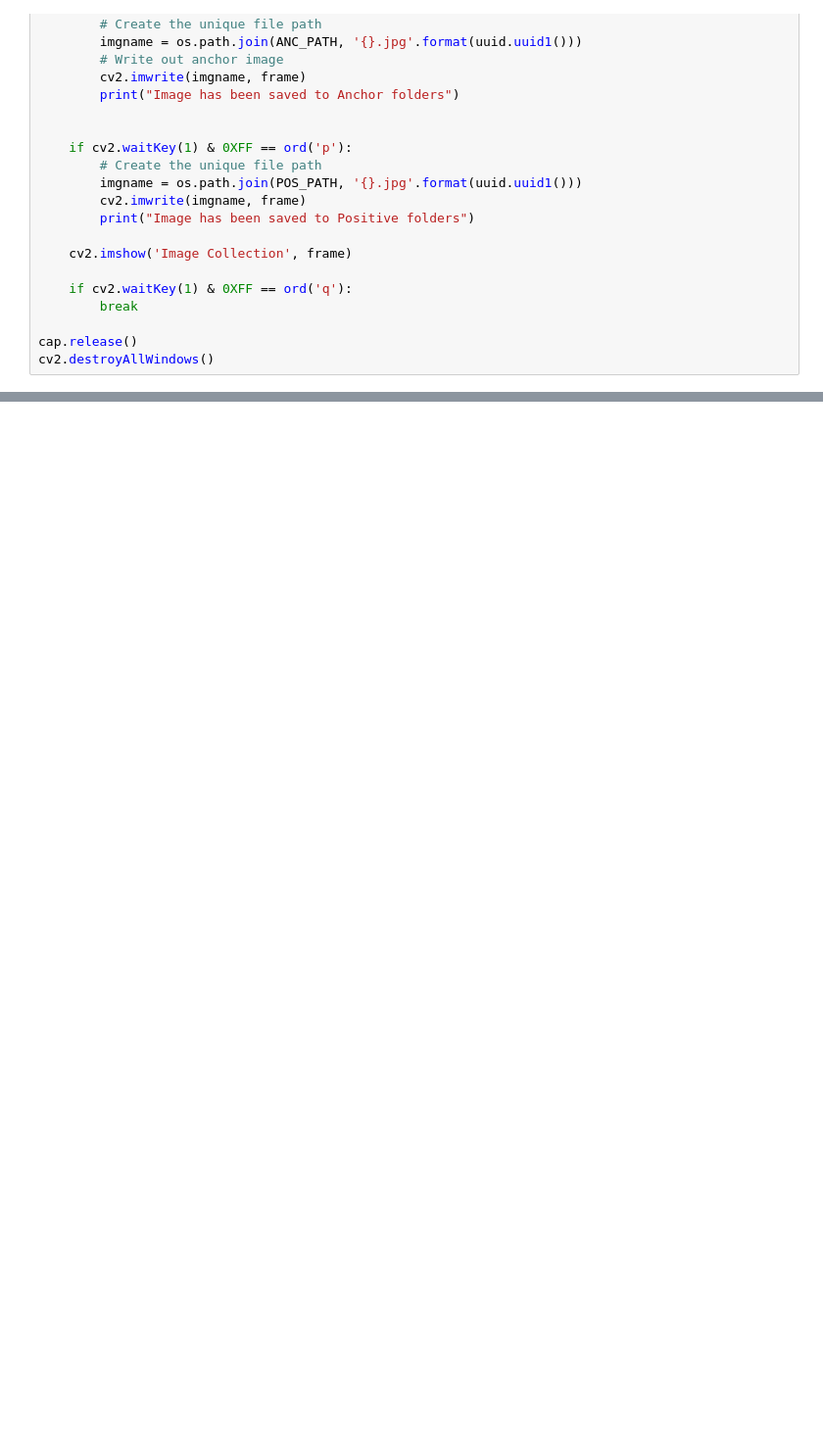
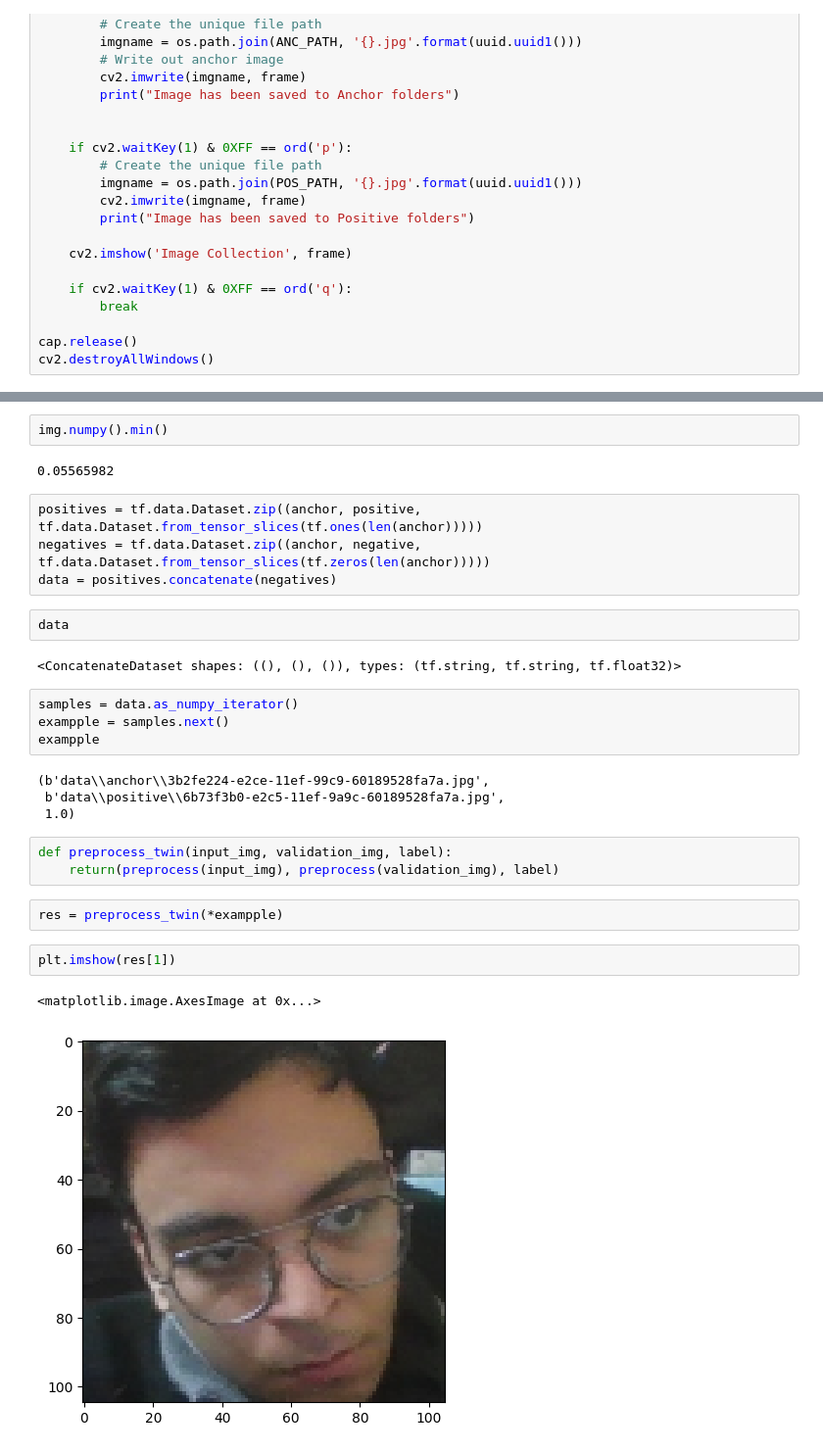
Before and after one commit to Ahmed72-AMSA/STC-Gradution-Project, a Jupyter notebook: Machine Learning/Sokrat_Face_Recognition/Face_Recognition.ipynb, the cells around one changed output, grey strips where cells are left out. Shown at 98% size. Drawn from its saved outputs; the diff is of its cells as text; blank space fills up the shorter version.

```diff
--- a/Machine Learning/Sokrat_Face_Recognition/Face_Recognition.ipynb
+++ b/Machine Learning/Sokrat_Face_Recognition/Face_Recognition.ipynb
@@ -56,0 +84,30 @@ plt.imshow(frame)
+# %%
+img.numpy().min()
+# %% [output]
+0.05565982
+# %%
+positives = tf.data.Dataset.zip((anchor, positive, tf.data.Dataset.from_tensor_slices(tf.ones(len(anchor)))))
+negatives = tf.data.Dataset.zip((anchor, negative, tf.data.Dataset.from_tensor_slices(tf.zeros(len(anchor)))))
+data = positives.concatenate(negatives)
+# %%
+data
+# %% [output]
+<ConcatenateDataset shapes: ((), (), ()), types: (tf.string, tf.string, tf.float32)>
+# %%
+samples = data.as_numpy_iterator()
+exampple = samples.next()
+exampple
+# %% [output]
+(b'data\\anchor\\3b2fe224-e2ce-11ef-99c9-60189528fa7a.jpg',
+ b'data\\positive\\6b73f3b0-e2c5-11ef-9a9c-60189528fa7a.jpg',
+ 1.0)
+# %%
+def preprocess_twin(input_img, validation_img, label):
+    return(preprocess(input_img), preprocess(validation_img), label)
+# %%
+res = preprocess_twin(*exampple)
+# %%
+plt.imshow(res[1])
+# %% [output]
+<matplotlib.image.AxesImage at 0x...>
+[figure, added]
```
Also changed, not shown: parts of 15 cells of this notebook.
